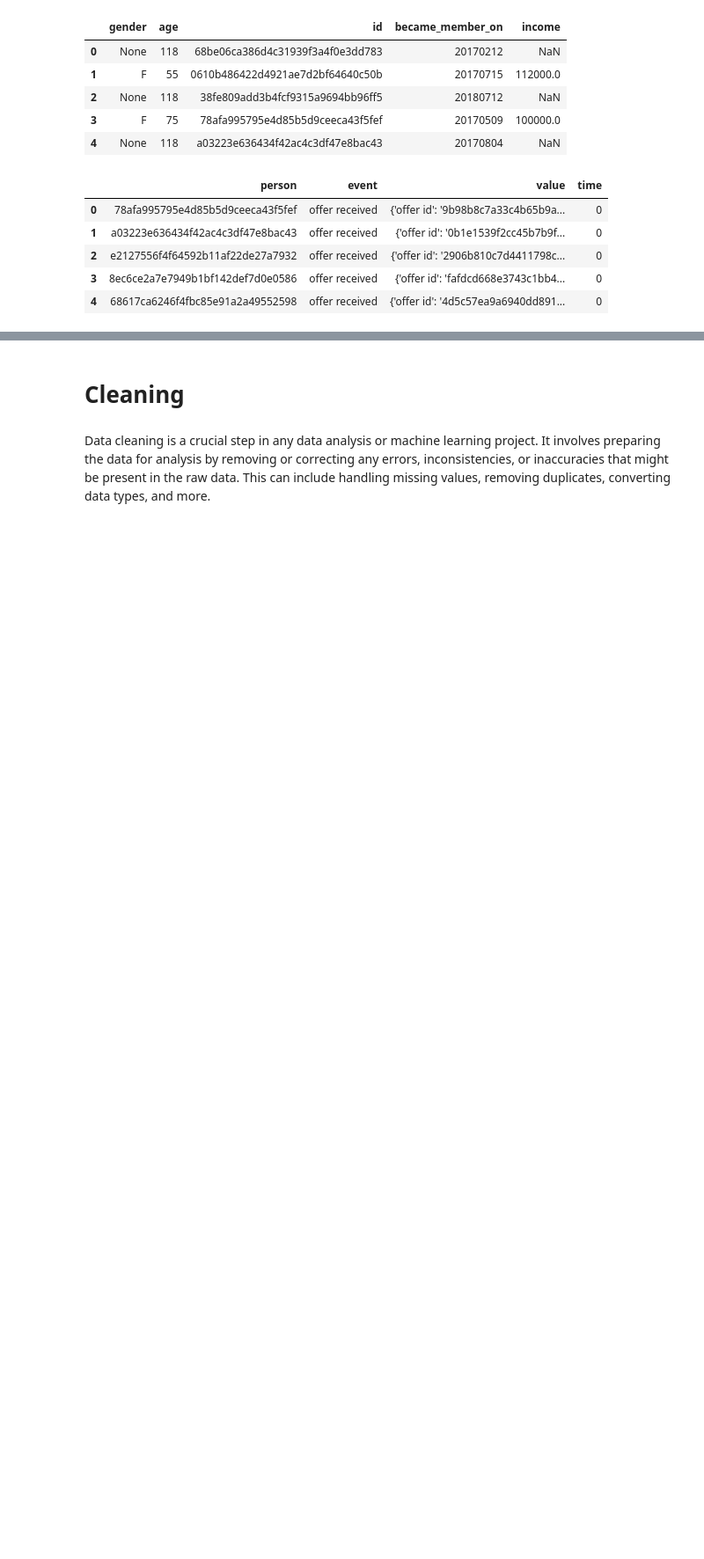
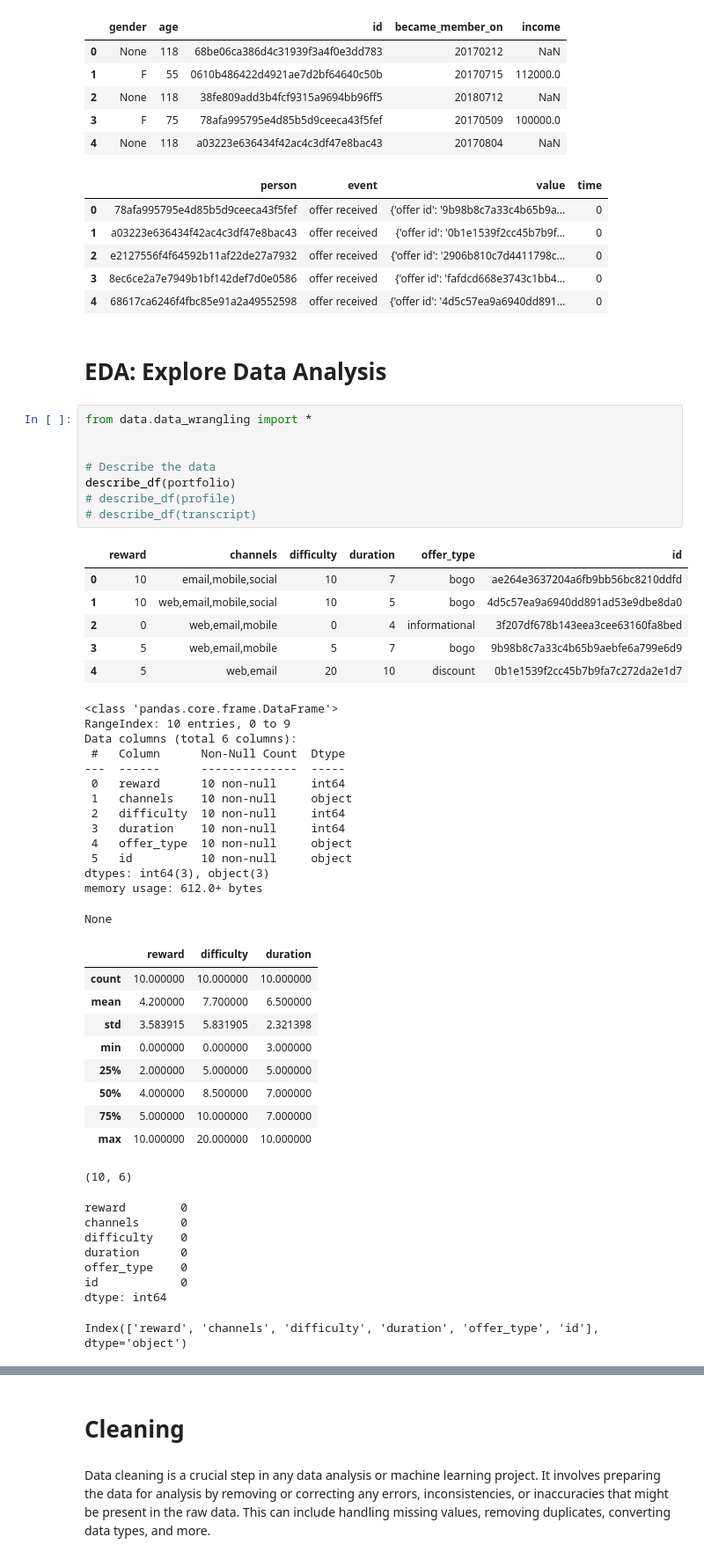
Before and after one commit to jan-casas/udacity-starbucks, a Jupyter notebook: Starbucks_Capstone_notebook.ipynb, the cells around one changed output, grey strips where cells are left out. Shown at 88% size. Cells and saved outputs as stored; diff of their text form; blank space fills up the shorter version.

```diff
--- a/Starbucks_Capstone_notebook.ipynb
+++ b/Starbucks_Capstone_notebook.ipynb
@@ -109,3 +109,52 @@ display(transcript.head())
 | 2 | e2127556f4f64592b11af22de27a7932 | offer received | {'offer id': '2906b810c7d4411798c... | 0 |
 | 3 | 8ec6ce2a7e7949b1bf142def7d0e0586 | offer received | {'offer id': 'fafdcd668e3743c1bb4... | 0 |
 | 4 | 68617ca6246f4fbc85e91a2a49552598 | offer received | {'offer id': '4d5c57ea9a6940dd891... | 0 |
+# %% [markdown]
+# EDA: Explore Data Analysis
+# %%
+from data.data_wrangling import *
+
+
+# Describe the data
+describe_df(portfolio)
+# describe_df(profile)
+# describe_df(transcript)
+# %% [output]
+|  | reward | channels | difficulty | duration | offer_type | id |
+| 0 | 10 | email,mobile,social | 10 | 7 | bogo | ae264e3637204a6fb9bb56bc8210ddfd |
+| 1 | 10 | web,email,mobile,social | 10 | 5 | bogo | 4d5c57ea9a6940dd891ad53e9dbe8da0 |
+| 2 | 0 | web,email,mobile | 0 | 4 | informational | 3f207df678b143eea3cee63160fa8bed |
+| 3 | 5 | web,email,mobile | 5 | 7 | bogo | 9b98b8c7a33c4b65b9aebfe6a799e6d9 |
+| 4 | 5 | web,email | 20 | 10 | discount | 0b1e1539f2cc45b7b9fa7c272da2e1d7 |
+<class 'pandas.core.frame.DataFrame'>
+RangeIndex: 10 entries, 0 to 9
+Data columns (total 6 columns):
+ #   Column      Non-Null Count  Dtype
+---  ------      --------------  -----
+ 0   reward      10 non-null     int64
+ 1   channels    10 non-null     object
+ 2   difficulty  10 non-null     int64
+ 3   duration    10 non-null     int64
+ 4   offer_type  10 non-null     object
+ 5   id          10 non-null     object
+dtypes: int64(3), object(3)
+memory usage: 612.0+ bytes
+None
+|  | reward | difficulty | duration |
+| count | 10.000000 | 10.000000 | 10.000000 |
+| mean | 4.200000 | 7.700000 | 6.500000 |
+| std | 3.583915 | 5.831905 | 2.321398 |
+| min | 0.000000 | 0.000000 | 3.000000 |
+| 25% | 2.000000 | 5.000000 | 5.000000 |
+| 50% | 4.000000 | 8.500000 | 7.000000 |
+| 75% | 5.000000 | 10.000000 | 7.000000 |
+| max | 10.000000 | 20.000000 | 10.000000 |
+(10, 6)
+reward        0
+channels      0
+difficulty    0
+duration      0
+offer_type    0
+id            0
+dtype: int64
+Index(['reward', 'channels', 'difficulty', 'duration', 'offer_type', 'id'], dtype='object')
```
Also changed, not shown: parts of 5 cells of this notebook.
